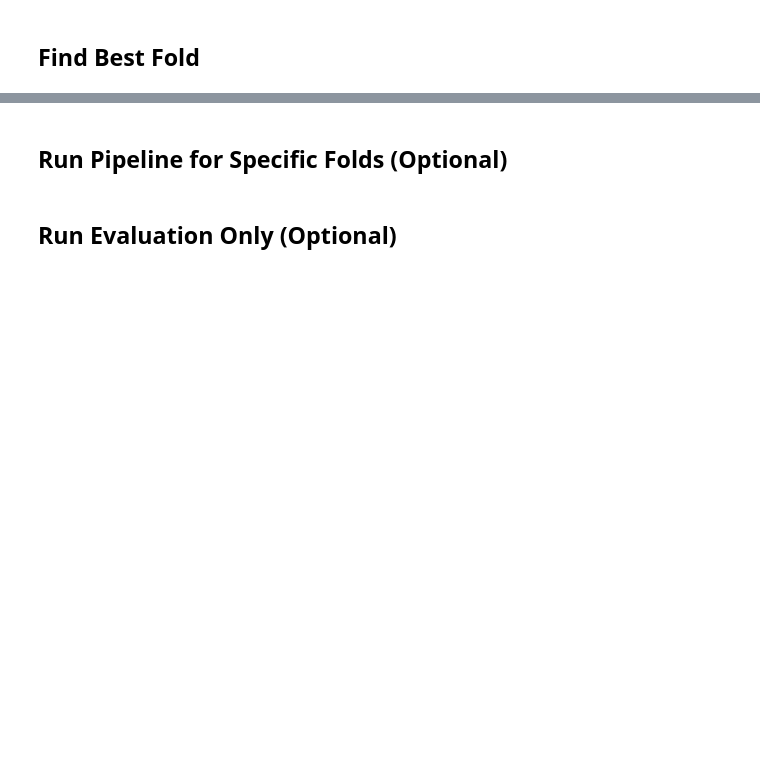
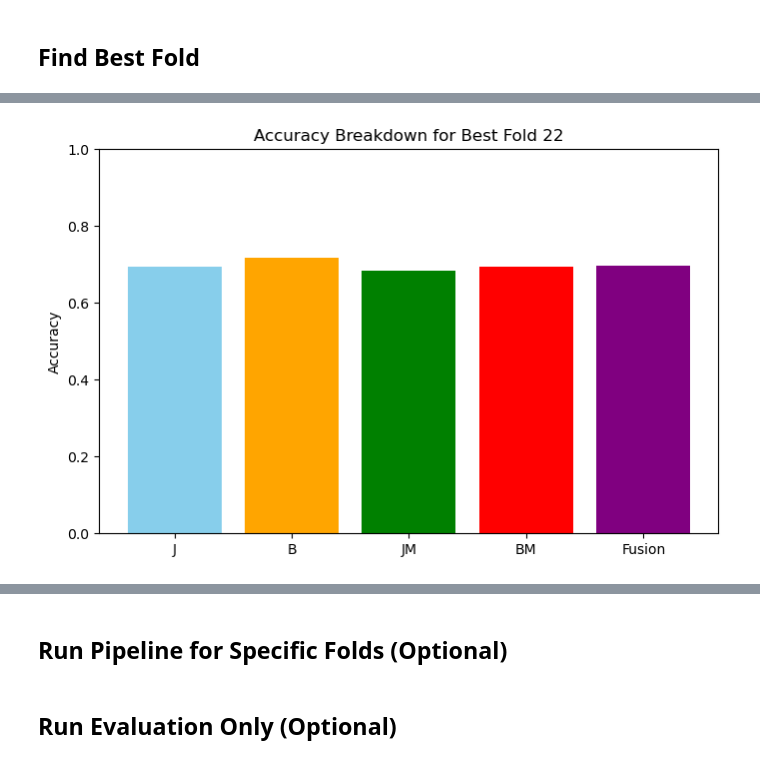
Before and after one commit to alexeiddg/mpgcn-playground-scenes, a Jupyter notebook: automated_fusion_pipeline_v2.ipynb, the cells around one changed output, grey strips where cells are left out. Drawn from its saved outputs; the diff is of its cells as text; code cells hidden in the pictures; blank space fills up the shorter version.

```diff
--- a/automated_fusion_pipeline_v2.ipynb
+++ b/automated_fusion_pipeline_v2.ipynb
@@ -634,0 +763,13 @@ print(f"  Fusion: {BASE_WORKDIR}/fold_{best_fold}_ensemble/fused_score_eval_fold
+# %%
+best_row = sorted_df.iloc[0]
+labels = ALL_STREAMS + ["Fusion"]
+values = [best_row[f"{s}_Acc"] for s in ALL_STREAMS] + [best_row["Fusion_Acc"]]
+
+plt.figure(figsize=(8,5))
+plt.bar(labels, values, color=["skyblue","orange","green","red","purple"])
+plt.title(f"Accuracy Breakdown for Best Fold {best_fold}")
+plt.ylabel("Accuracy")
+plt.ylim(0,1)
+plt.show()
+# %% [output]
+[figure, added]
```
Also changed, not shown: parts of 14 cells of this notebook, 8 other files.
